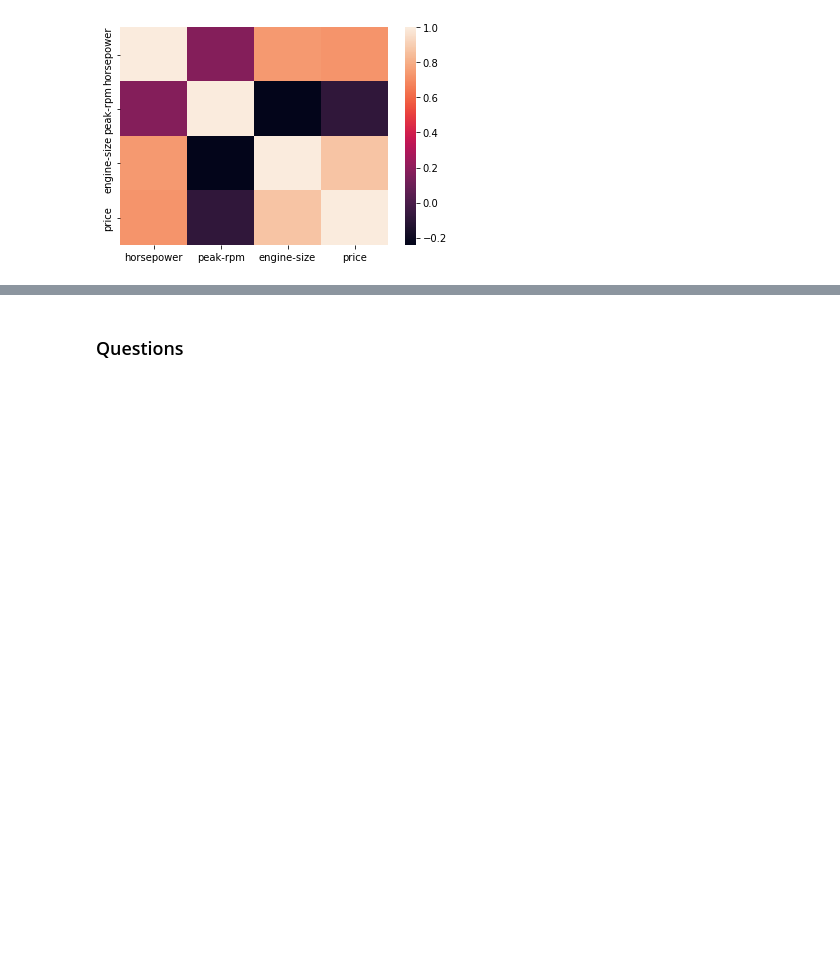
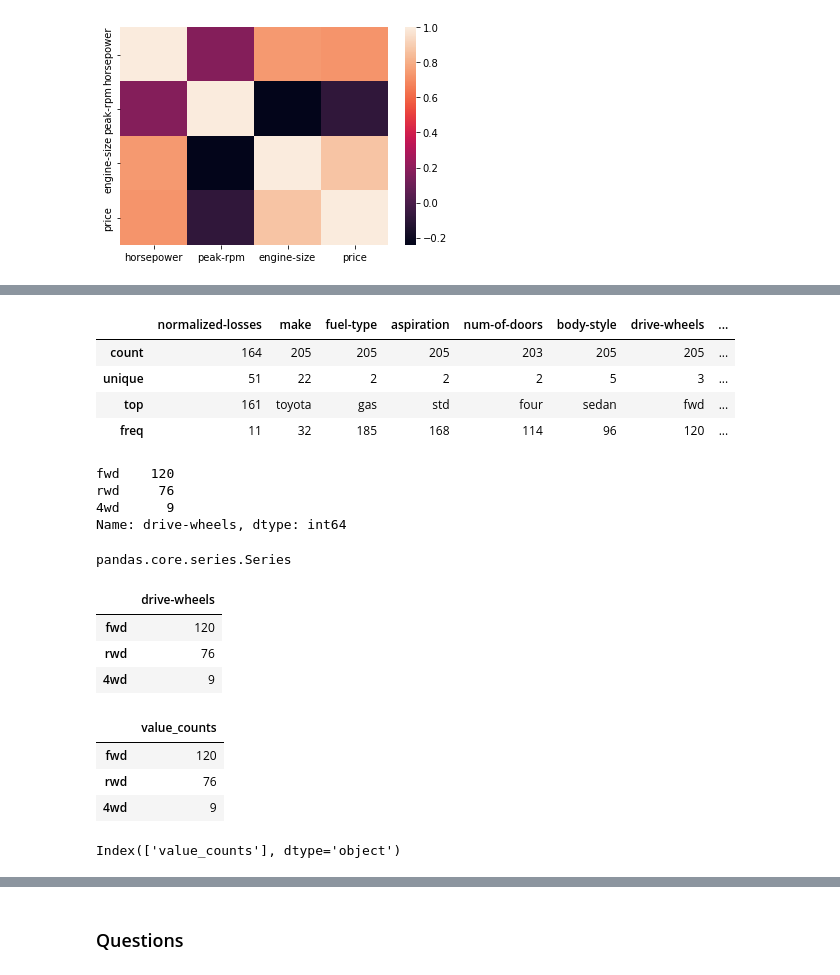
Before and after one commit to PosgradoMNA/actividades-de-aprendizaje-A01793108, a Jupyter notebook: IBM_DataAnalysisPython_A01793108.ipynb, the cells around one changed output, grey strips where cells are left out. Cells and saved outputs as stored; diff of their text form; code cells hidden in the pictures; blank space fills up the shorter version.

```diff
--- a/IBM_DataAnalysisPython_A01793108.ipynb
+++ b/IBM_DataAnalysisPython_A01793108.ipynb
@@ -808,0 +825,39 @@ sns.heatmap(df[['horsepower', 'peak-rpm', 'engine-size', 'price']].corr())
+# %%
+df.describe(include = 'object')
+# %% [output]
+|  | normalized-losses | make | fuel-type | aspiration | num-of-doors | body-style | drive-wheels | ... |
+| count | 164 | 205 | 205 | 205 | 203 | 205 | 205 | ... |
+| unique | 51 | 22 | 2 | 2 | 2 | 5 | 3 | ... |
+| top | 161 | toyota | gas | std | four | sedan | fwd | ... |
+| freq | 11 | 32 | 185 | 168 | 114 | 96 | 120 | ... |
+# %%
+df['drive-wheels'].value_counts()
+# %% [output]
+fwd    120
+rwd     76
+4wd      9
+Name: drive-wheels, dtype: int64
+# %%
+type(df['drive-wheels'].value_counts())
+# %% [output]
+pandas.core.series.Series
+# %%
+df['drive-wheels'].value_counts().to_frame()
+# %% [output]
+|  | drive-wheels |
+| fwd | 120 |
+| rwd | 76 |
+| 4wd | 9 |
+# %%
+drive_wheels_counts = df['drive-wheels'].value_counts().to_frame()
+drive_wheels_counts.rename(columns={'drive-wheels': 'value_counts'}, inplace=True)
+drive_wheels_counts
+# %% [output]
+|  | value_counts |
+| fwd | 120 |
+| rwd | 76 |
+| 4wd | 9 |
+# %%
+drive_wheels_counts.columns
+# %% [output]
+Index(['value_counts'], dtype='object')
```
Also changed, not shown: parts of 11 cells of this notebook.
